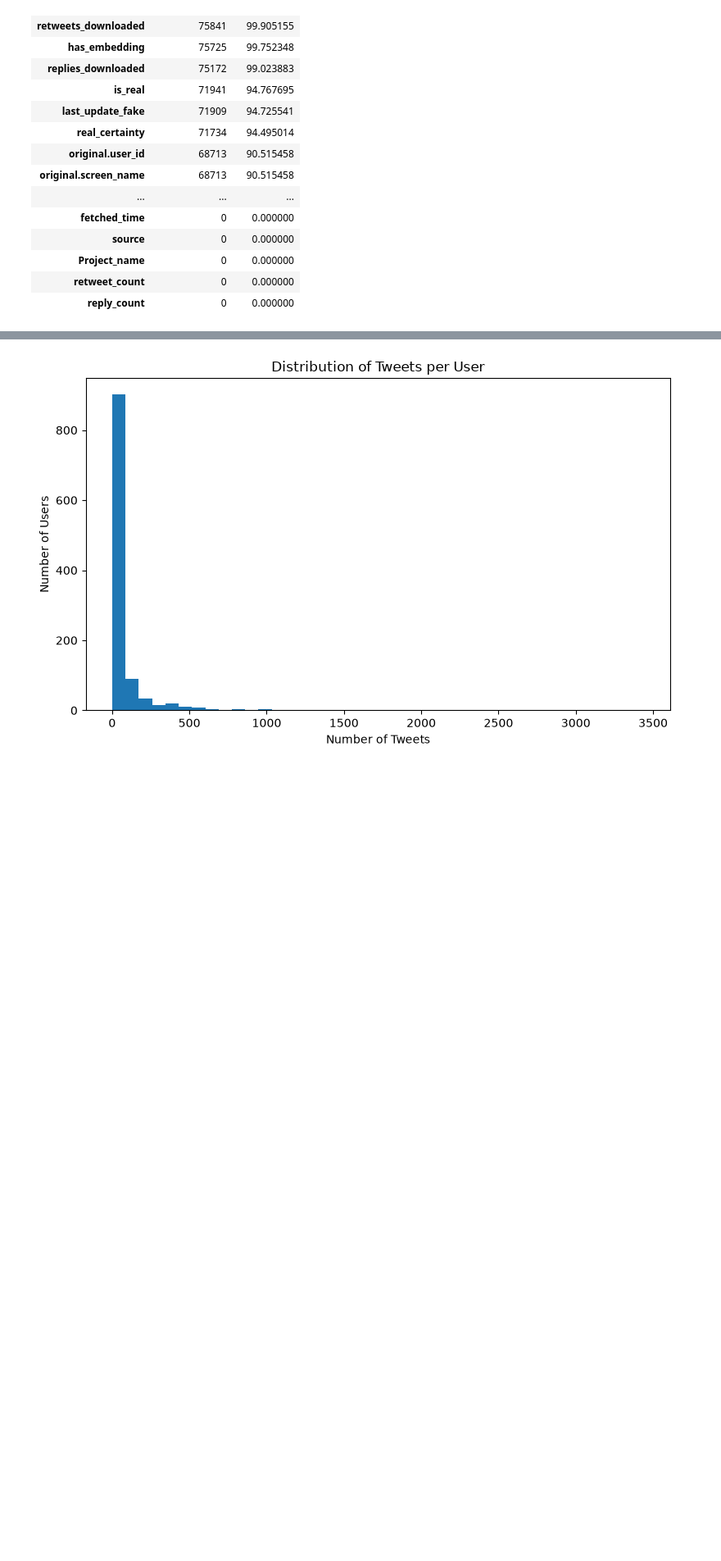
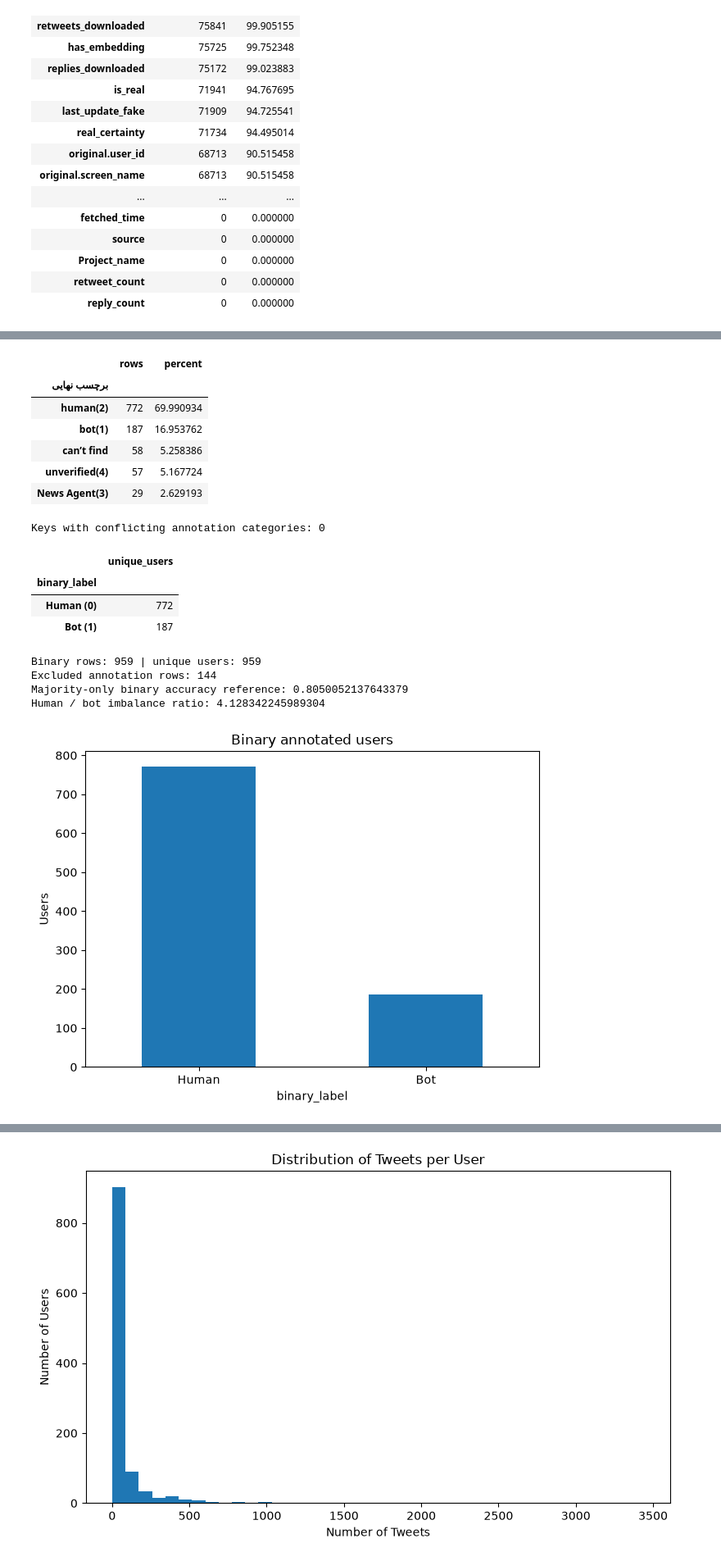
Before and after one commit to parmisvz/twitter-bot-detection, a Jupyter notebook: analysis/01_dataset_exploration_and_audit.ipynb, the cells around one changed output, grey strips where cells are left out. Shown at 82% size. Saved outputs shown, nothing was run; the diff lists cells and outputs as text; code cells hidden in the pictures; blank space fills up the shorter version.

```diff
--- a/analysis/01_dataset_exploration_and_audit.ipynb
+++ b/analysis/01_dataset_exploration_and_audit.ipynb
@@ -190,10 +208,3 @@ Tweets
 | 35 | post_reply_match | float64 |
 | 36 | retweets_downloaded | float64 |
 | 37 | replies_downloaded | float64 |
-# %%
-for name,df in datasets.items():
-    print(
-        name,
-        "duplicates:",
-        df.duplicated().sum()
-    )
@@ -372,11 +292,0 @@ Tweet Coverage: 99.63735267452402 %
-# %%
-# Check ID data types and possible precision issue
-
-for name, df in {
-    "1K Users": users_1k,
-    "19K Users": users_19k,
-    "Graph": graph_df,
-    "Tweets": tweets_df
-}.items():
-
-    print(f"{name:15s} -> id dtype: {df['id'].dtype}")
@@ -506,0 +383,38 @@ Users represented in tweet dataset: 1099
+# %%
+LABEL_COL = 'برچسب نهایی'
+LABEL_MAP = {'human(2)': 0, 'bot(1)': 1}
+class_counts = users_1k[LABEL_COL].value_counts(dropna=False)
+display(pd.DataFrame({'rows': class_counts, 'percent': class_counts / len(users_1k) * 100}))
+label_audit = pd.DataFrame({'audit_key': keys['labeled_users'],
+                           'source_label': users_1k[LABEL_COL]})
+label_audit['binary_label'] = label_audit['source_label'].map(LABEL_MAP)
+conflicting_labels = label_audit.groupby('audit_key')['source_label'].nunique()
+print('Keys with conflicting annotation categories:', int((conflicting_labels > 1).sum()))
+binary_annotations = label_audit[label_audit['binary_label'].notna()]
+binary_counts = binary_annotations.groupby('binary_label')['audit_key'].nunique().rename('unique_users')
+display(binary_counts.rename(index={0: 'Human (0)', 1: 'Bot (1)'}).to_frame())
+print('Binary rows:', len(binary_annotations), '| unique users:', binary_annotations['audit_key'].nunique())
+print('Excluded annotation rows:', int(label_audit['binary_label'].isna().sum()))
+print('Majority-only binary accuracy reference:', float(binary_counts.max() / binary_counts.sum()))
+print('Human / bot imbalance ratio:', float(binary_counts.get(0, 0) / binary_counts.get(1, np.nan)))
+binary_counts.rename(index={0: 'Human', 1: 'Bot'}).plot.bar(title='Binary annotated users', ylabel='Users', rot=0)
+plt.tight_layout()
+plt.show()
+# %% [output]
+|  | rows | percent |
+| برچسب نهایی |  |  |
+| human(2) | 772 | 69.990934 |
+| bot(1) | 187 | 16.953762 |
+| can’t find | 58 | 5.258386 |
+| unverified(4) | 57 | 5.167724 |
+| News Agent(3) | 29 | 2.629193 |
+Keys with conflicting annotation categories: 0
+|  | unique_users |
+| binary_label |  |
+| Human (0) | 772 |
+| Bot (1) | 187 |
+Binary rows: 959 | unique users: 959
+Excluded annotation rows: 144
+Majority-only binary accuracy reference: 0.8050052137643379
+Human / bot imbalance ratio: 4.128342245989304
+[figure, added]
```
Also changed, not shown: parts of 81 cells of this notebook, 4 other files.
